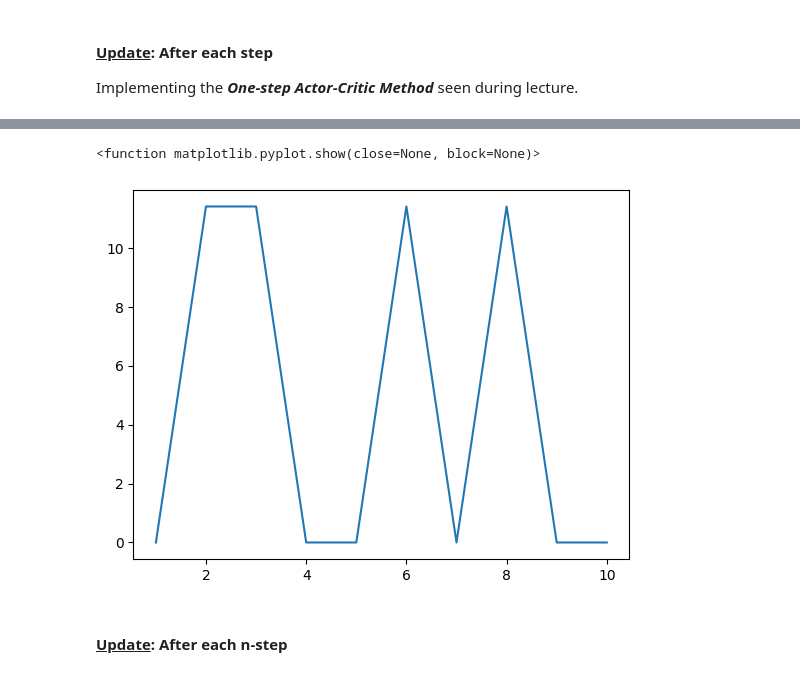
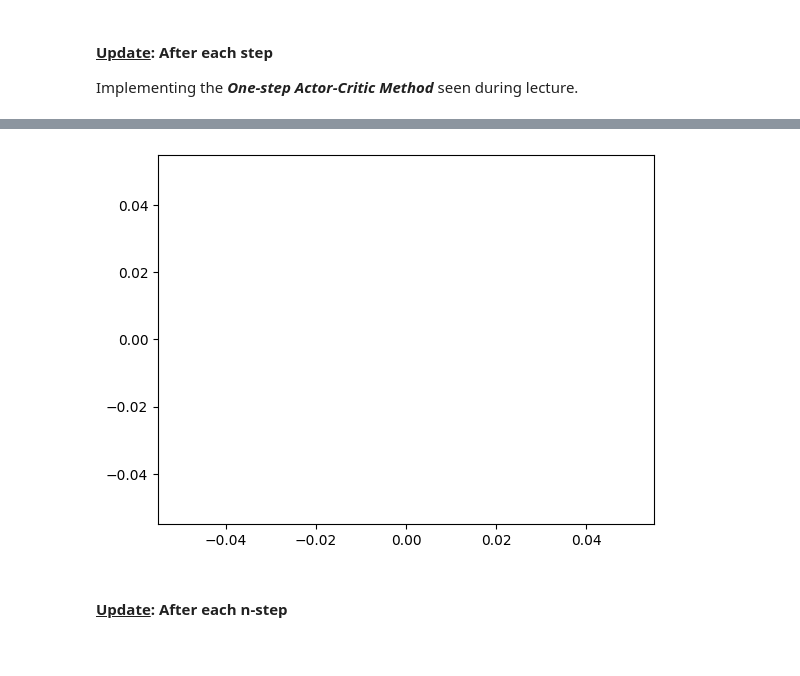
Before and after one commit to pante31/AAS_Overcooked, a Jupyter notebook: AAS_Overcooked_A2C.ipynb, the cells around one changed output, grey strips where cells are left out. Cells and saved outputs as stored; diff of their text form; code cells hidden in the pictures.

```diff
--- a/AAS_Overcooked_A2C.ipynb
+++ b/AAS_Overcooked_A2C.ipynb
@@ -150,11 +182,11 @@ actor = keras.models.Sequential([
     keras.layers.Dense(num_actions, activation='softmax')
 ])
 
-actor = keras.models.Sequential([
+'''actor = keras.models.Sequential([
     keras.layers.Input(shape=(num_inputs,)),
     keras.layers.Dense(num_hidden//2, activation='relu'),
     keras.layers.Dense(num_hidden//2, activation='relu'),
     keras.layers.Dense(num_actions, activation='softmax')
-])
+])'''
 
-actor_optimizer = keras.optimizers.Adam(learning_rate=1e-7)
+actor_optimizer = keras.optimizers.Adam(learning_rate=1e-4)
@@ -170,14 +205,14 @@ critic = keras.models.Sequential([
     keras.layers.Dense(1)
 ])
 
-critic = keras.models.Sequential([
+'''critic = keras.models.Sequential([
     keras.layers.Input(shape=(num_inputs,)),
     keras.layers.Dense(num_hidden//2, activation='relu'),
     keras.layers.Dense(num_hidden//4, activation='relu'),
     keras.layers.Dense(1)
-])
+])'''
 
-critic_optimizer = keras.optimizers.Adam(learning_rate=1e-7)
+critic_optimizer = keras.optimizers.Adam(learning_rate=1e-4)
 # %% [markdown]
 ### **Training**
 # %%
@@ -192,7 +227,7 @@ critic_optimizer = keras.optimizers.Adam(learning_rate=1e-4)
 #### <u>Update</u>: After each **step**
 Implementing the ***One-step Actor-Critic Method*** seen during lecture.
 # %%
-num_episodes = 10
+num_episodes = 0
 
 reward_histroy = []
 losses = {'Actor Loss': [], 'Critic Loss': []}
@@ -306,4 +341,10 @@ x = [i+1 for i in range(num_episodes)]
 y = reward_histroy
 plt.plot(x,y)
 plt.show
+
+# Save the weights in a single file.
+filepath_actor = 'model_actor.weights.h5'
+filepath_critic = 'model_critic.weights.h5'
+actor.save_weights(filepath_actor, overwrite=True)
+critic.save_weights(filepath_critic, overwrite=True)
 # %% [output]
@@ -312,5 +351,4 @@ running reward: 1.85 at episode 9 Last actor Loss: -0.18 - Last critic Loss: 0.0
-<function matplotlib.pyplot.show(close=None, block=None)>
-[figure, old version]
+[figure, new version]
 # %% [markdown]
 #### <u>Update</u>: After each **n-step**
 # %% [markdown]
```
Also changed, not shown: parts of 10 cells of this notebook.
